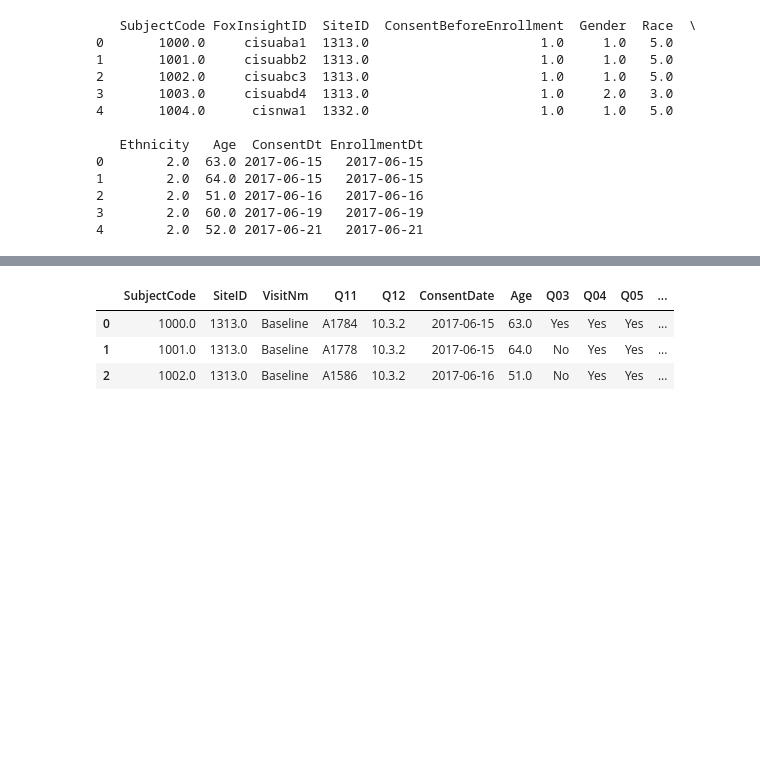
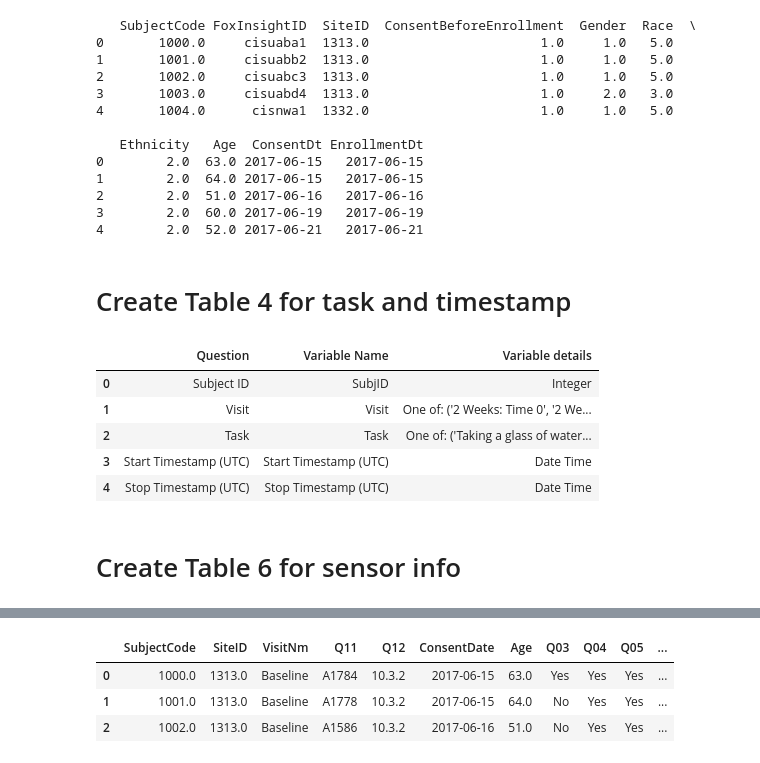
Before and after one commit to kamshee/CIS-PD_Curation, a Jupyter notebook: createtable.ipynb, the cells around one changed output, grey strips where cells are left out. Cells and saved outputs as stored; diff of their text form; code cells hidden in the pictures; blank space fills up the shorter version.

```diff
--- a/createtable.ipynb
+++ b/createtable.ipynb
@@ -567,3 +410,5 @@ print(subjenroll.head(5))
 2        2.0  51.0 2017-06-16   2017-06-16
 3        2.0  60.0 2017-06-19   2017-06-19
 4        2.0  52.0 2017-06-21   2017-06-21
+# %% [markdown]
+# Create Table 4 for task and timestamp
@@ -569,0 +418,28 @@ print(subjenroll.head(5))
+# %%
+tabledata = {
+'Question': ['Subject ID'] + taskdf.columns.tolist()[1:],
+'Variable Name': taskdf.columns.tolist(),
+'Variable details': ['Integer',
+                    'One of: (\'' + '\', \''.join(taskdf.Visit.unique().tolist()) + '\')',
+                    'One of: (\'' + '\', \''.join(taskdf.Task.unique().tolist()) + '\')',
+                    'Date Time',
+                    'Date Time']
+}
+df = pd.DataFrame(tabledata)
+
+# save table as csv file
+tablepath = r'Y:\CIS-PD Study\MJFF Curation\tables'
+filename = os.path.join(tablepath, 'summarytable_task_timestamp.csv')
+with open(filename,'wb') as f:
+    df.to_csv(filename, sep=',', index=False)
+# %%
+df
+# %% [output]
+|  | Question | Variable Name | Variable details |
+| 0 | Subject ID | SubjID | Integer |
+| 1 | Visit | Visit | One of: ('2 Weeks: Time 0', '2 We... |
+| 2 | Task | Task | One of: ('Taking a glass of water... |
+| 3 | Start Timestamp (UTC) | Start Timestamp (UTC) | Date Time |
+| 4 | Stop Timestamp (UTC) | Stop Timestamp (UTC) | Date Time |
+# %% [markdown]
+# Create Table 6 for sensor info
```
Also changed, not shown: parts of 48 cells of this notebook.
